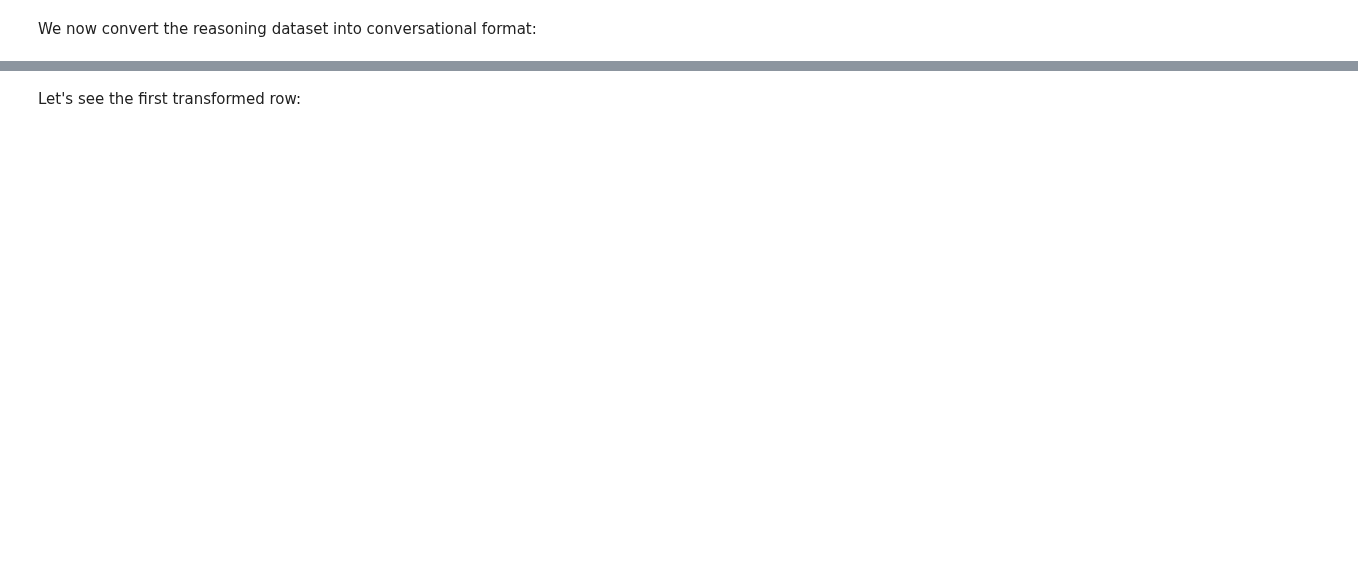
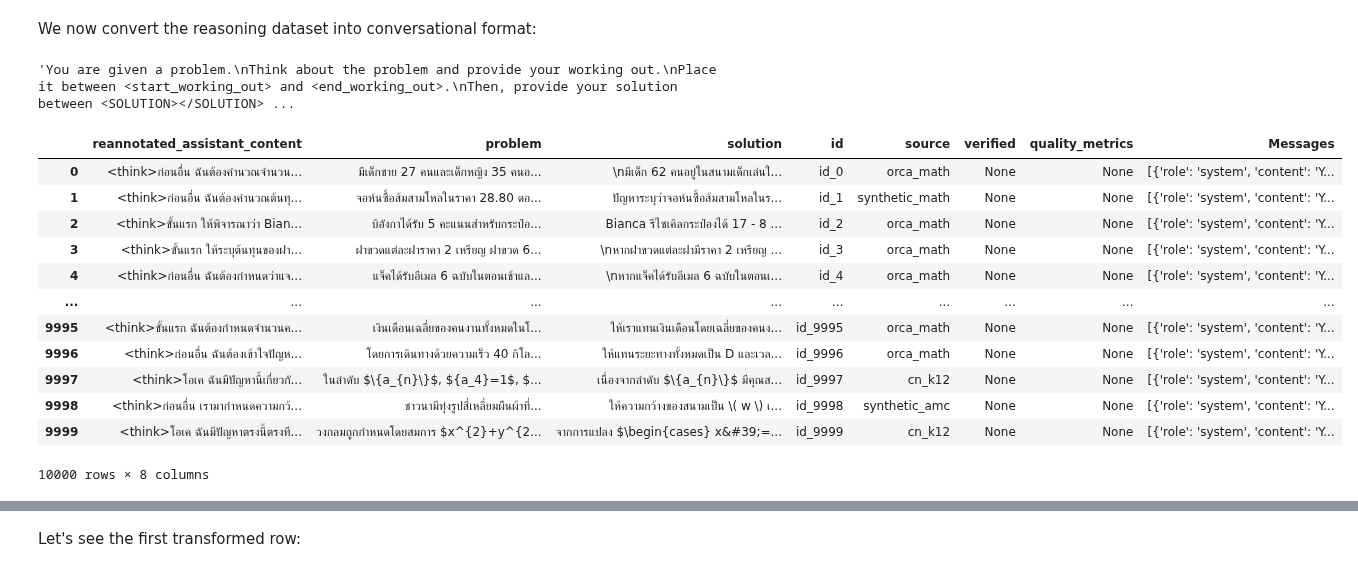
Before and after one commit to donlap/ds352-labs, a Jupyter notebook: Lab11_Fine-Tuning_Reasoning_Model.ipynb, the cells around one changed output, grey strips where cells are left out. Saved outputs shown, nothing was run; the diff lists cells and outputs as text; code cells hidden in the pictures; blank space fills up the shorter version.

```diff
--- a/Lab11_Fine-Tuning_Reasoning_Model.ipynb
+++ b/Lab11_Fine-Tuning_Reasoning_Model.ipynb
@@ -102,0 +105,53 @@ reasoning_conversations = tokenizer.apply_chat_template(
+# %%
+reasoning_start = "<start_working_out>" # Acts as <think>
+reasoning_end   = "<end_working_out>"   # Acts as </think>
+solution_start  = "<SOLUTION>"
+solution_end    = "</SOLUTION>"
+
+system_prompt = \
+f"""You are given a problem.
+Think about the problem and provide your working out.
+Place it between {reasoning_start} and {reasoning_end}.
+Then, provide your solution between {solution_start}{solution_end}"""
+system_prompt
+# %% [output]
+'You are given a problem.\nThink about the problem and provide your working out.\nPlace it between <start_working_out> and <end_working_out>.\nThen, provide your solution between <SOLUTION></SOLUTION> ...
+# %%
+def format_dataset(x):
+    expected_answer = x["solution"]
+    problem = x["problem"]
+
+    # Remove generated <think> and </think>
+    thoughts = x["reannotated_assistant_content"]
+    thoughts = thoughts.replace("<think>", "").replace("</think>", "")
+
+    # Strip newlines on left and right
+    thoughts = thoughts.strip()
+    # Add our custom formatting
+    final_prompt = \
+        reasoning_start + thoughts + reasoning_end + \
+        solution_start + expected_answer + solution_end
+    return [
+        {"role" : "system",    "content" : system_prompt},
+        {"role" : "user",      "content" : problem},
+        {"role" : "assistant", "content" : final_prompt},
+    ]
+
+prepared_dataset = reasoning_dataset.to_pandas()
+prepared_dataset["Messages"] = prepared_dataset.apply(format_dataset, axis = 1)
+# %%
+prepared_dataset
+# %% [output]
+|  | reannotated_assistant_content | problem | solution | id | source | verified | quality_metrics | Messages |
+| 0 | <think>ก่อนอื่น ฉันต้องคำนวณจำนวน... | มีเด็กชาย 27 คนและเด็กหญิง 35 คนอ... | \nมีเด็ก 62 คนอยู่ในสนามเด็กเล่นใ... | id_0 | orca_math | None | None | [{'role': 'system', 'content': 'Y... |
+| 1 | <think>ก่อนอื่น ฉันต้องคำนวณต้นทุ... | จอห์นซื้อส้มสามโหลในราคา 28.80 ดอ... | ปัญหาระบุว่าจอห์นซื้อส้มสามโหลในร... | id_1 | synthetic_math | None | None | [{'role': 'system', 'content': 'Y... |
+| 2 | <think>ขั้นแรก ให้พิจารณาว่า Bian... | บิอังกาได้รับ 5 คะแนนสำหรับกระป๋อ... | Bianca รีไซเคิลกระป๋องได้ 17 - 8 ... | id_2 | orca_math | None | None | [{'role': 'system', 'content': 'Y... |
+| 3 | <think>ขั้นแรก ให้ระบุต้นทุนของฝา... | ฝาขวดแต่ละฝาราคา 2 เหรียญ ฝาขวด 6... | \nหากฝาขวดแต่ละฝามีราคา 2 เหรียญ ... | id_3 | orca_math | None | None | [{'role': 'system', 'content': 'Y... |
+| 4 | <think>ก่อนอื่น ฉันต้องกำหนดว่าแจ... | แจ็คได้รับอีเมล 6 ฉบับในตอนเช้าแล... | \nหากแจ็คได้รับอีเมล 6 ฉบับในตอนเ... | id_4 | orca_math | None | None | [{'role': 'system', 'content': 'Y... |
+| ... | ... | ... | ... | ... | ... | ... | ... | ... |
+| 9995 | <think>ขั้นแรก ฉันต้องกำหนดจำนวนค... | เงินเดือนเฉลี่ยของคนงานทั้งหมดในโ... | ให้เราแทนเงินเดือนโดยเฉลี่ยของคนง... | id_9995 | orca_math | None | None | [{'role': 'system', 'content': 'Y... |
+| 9996 | <think>ก่อนอื่น ฉันต้องเข้าใจปัญห... | โดยการเดินทางด้วยความเร็ว 40 กิโล... | ให้แทนระยะทางทั้งหมดเป็น D และเวล... | id_9996 | orca_math | None | None | [{'role': 'system', 'content': 'Y... |
+| 9997 | <think>โอเค ฉันมีปัญหานี้เกี่ยวกั... | ในลำดับ $\{a_{n}\}$, ${a_4}=1$, $... | เนื่องจากลำดับ $\{a_{n}\}$ มีคุณส... | id_9997 | cn_k12 | None | None | [{'role': 'system', 'content': 'Y... |
+| 9998 | <think>ก่อนอื่น เรามากำหนดความกว้... | ชาวนามีทุ่งรูปสี่เหลี่ยมผืนผ้าที่... | ให้ความกว้างของสนามเป็น \( w \) เ... | id_9998 | synthetic_amc | None | None | [{'role': 'system', 'content': 'Y... |
+| 9999 | <think>โอเค ฉันมีปัญหาตรงนี้ตรงที... | วงกลมถูกกำหนดโดยสมการ $x^{2}+y^{2... | จากการแปลง $\begin{cases} x&#39;=... | id_9999 | cn_k12 | None | None | [{'role': 'system', 'content': 'Y... |
+10000 rows × 8 columns
```
Also changed, not shown: parts of 15 cells of this notebook.
